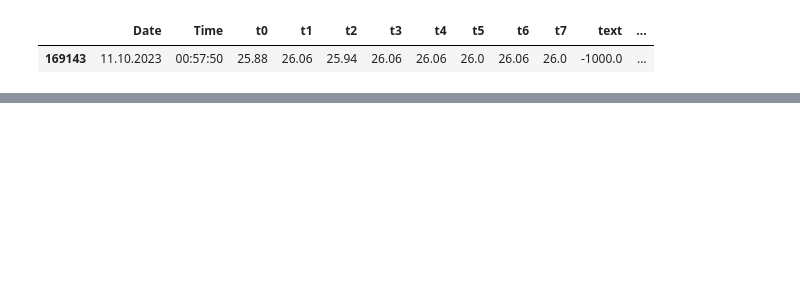
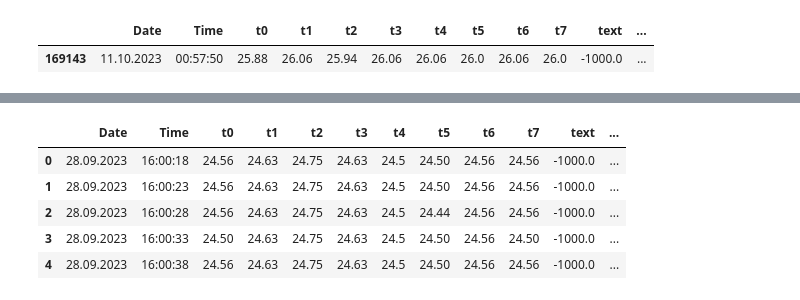
Before and after one commit to MrHakerFox/python_test, a Jupyter notebook: DC_Ref_DTF20125.ipynb, the cells around one changed output, grey strips where cells are left out. Cells and saved outputs as stored; diff of their text form; code cells hidden in the pictures; blank space fills up the shorter version.

```diff
--- a/DC_Ref_DTF20125.ipynb
+++ b/DC_Ref_DTF20125.ipynb
@@ -41,0 +88,10 @@ df_all[['Uref', 'VAC']].plot(secondary_y=['VAC'], legend=True)
+# %%
+# Take first five elements to test
+df_all.head()
+# %% [output]
+|  | Date | Time | t0 | t1 | t2 | t3 | t4 | t5 | t6 | t7 | text | ... |
+| 0 | 28.09.2023 | 16:00:18 | 24.56 | 24.63 | 24.75 | 24.63 | 24.5 | 24.50 | 24.56 | 24.56 | -1000.0 | ... |
+| 1 | 28.09.2023 | 16:00:23 | 24.56 | 24.63 | 24.75 | 24.63 | 24.5 | 24.50 | 24.56 | 24.56 | -1000.0 | ... |
+| 2 | 28.09.2023 | 16:00:28 | 24.56 | 24.63 | 24.75 | 24.63 | 24.5 | 24.44 | 24.56 | 24.56 | -1000.0 | ... |
+| 3 | 28.09.2023 | 16:00:33 | 24.50 | 24.63 | 24.75 | 24.63 | 24.5 | 24.50 | 24.56 | 24.50 | -1000.0 | ... |
+| 4 | 28.09.2023 | 16:00:38 | 24.56 | 24.63 | 24.75 | 24.63 | 24.5 | 24.50 | 24.56 | 24.56 | -1000.0 | ... |
```
Also changed, not shown: parts of 6 cells of this notebook.
